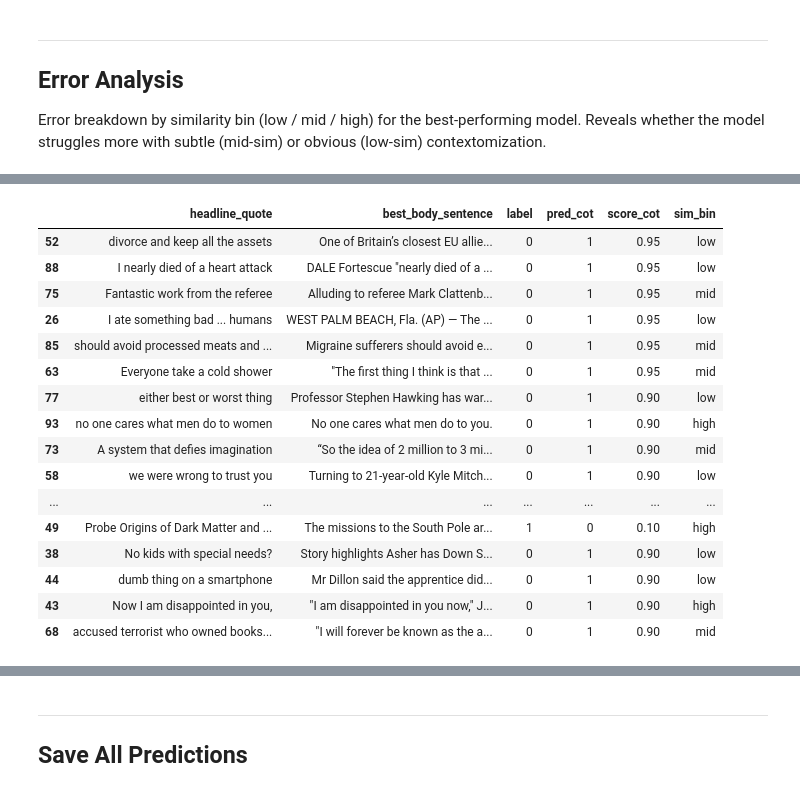
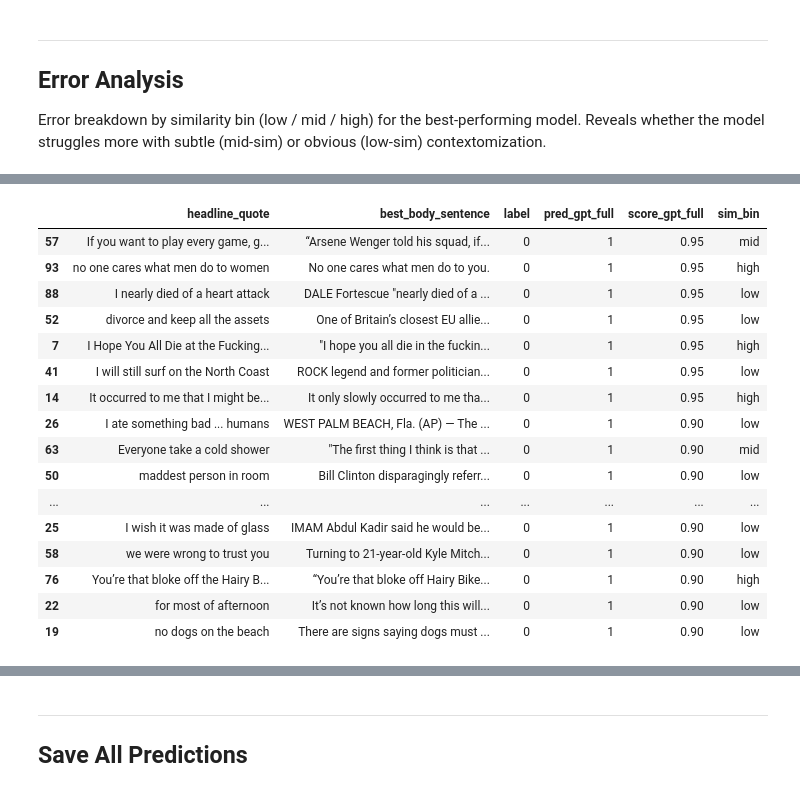
Before and after one commit to alexandraholik/MSc_Thesis, a Jupyter notebook: 04_detection.ipynb, the cells around one changed output, grey strips where cells are left out. Saved outputs shown, nothing was run; the diff lists cells and outputs as text; code cells hidden in the pictures.

```diff
--- a/04_detection.ipynb
+++ b/04_detection.ipynb
@@ -431,15 +546,18 @@ contextomized       0.19      0.67      0.29        15
 Comparison table mirroring Song et al. (2023) Table 2. AUC is the primary metric. F1 is reported at fixed τ=0.5.
 # %%
 results = pd.DataFrame([
-    {'Method': 'BERT (Song et al., Korean)',           'AUC': 0.662, 'F1': 0.665, 'Setting': 'supervised'},
-    {'Method': 'BERT fine-tune (Song et al., Korean)', 'AUC': 0.749, 'F1': 0.754, 'Setting': 'supervised'},
-    {'Method': 'QuoteCSE (Song et al., Korean)',       'AUC': 0.768, 'F1': 0.770, 'Setting': 'supervised'},
-    {'Method': 'Cosine τ=0.5 (ours)',                  'AUC': round(cosine_auc, 3), 'F1': round(cosine_f1, 3), 'Setting': 'zero-shot'},
-    {'Method': 'mDeBERTa NLI (ours)',                  'AUC': round(nli_auc, 3),    'F1': round(nli_f1, 3),    'Setting': 'zero-shot'},
-    {'Method': 'GPT-4o direct (ours)',                 'AUC': round(gpt_auc, 3),    'F1': round(gpt_f1, 3),    'Setting': 'zero-shot'},
-    {'Method': 'GPT-4o CoT (ours)',                    'AUC': round(cot_auc, 3),    'F1': round(cot_f1, 3),    'Setting': 'zero-shot'},
-    {'Method': 'GPT-4o direct, full text (ours)',  'AUC': round(gpt_full_auc, 3), 'F1': round(gpt_full_f1, 3), 'Setting': 'zero-shot'},
-    {'Method': 'GPT-4o CoT, full text (ours)',      'AUC': round(cot_full_auc, 3), 'F1': round(cot_full_f1, 3), 'Setting': 'zero-shot'},
+    # ── Song et al. supervised baselines (Korean test set, for reference) ────
+    {'Method': 'BERT',            'Input': '--',   'Setting': 'supervised', 'AUC': 0.662, 'F1': 0.665},
+    {'Method': 'BERT fine-tune',  'Input': '--',   'Setting': 'supervised', 'AUC': 0.749, 'F1': 0.754},
+    {'Method': 'QuoteCSE',        'Input': '--',   'Setting': 'supervised', 'AUC': 0.768, 'F1': 0.770},
+    # ── Our zero-shot approaches (English evaluation set) ────────────────────
+    {'Method': 'Cosine τ=0.5',        'Input': '--',   'Setting': 'zero-shot', 'AUC': round(cosine_auc, 3),    'F1': round(cosine_f1, 3)},
+    {'Method': 'mDeBERTa NLI',        'Input': 'ctx',  'Setting': 'zero-shot', 'AUC': round(nli_auc, 3),       'F1': round(nli_f1, 3)},
+    {'Method': 'GPT-4o Direct',       'Input': 'ctx',  'Setting': 'zero-shot', 'AUC': round(gpt_auc, 3),       'F1': round(gpt_f1, 3)},
+    {'Method': 'GPT-4o Direct',       'Input': 'full', 'Setting': 'zero-shot', 'AUC': round(gpt_full_auc, 3),  'F1': round(gpt_full_f1, 3)},
+    {'Method': 'GPT-4o CoT',          'Input': 'ctx',  'Setting': 'zero-shot', 'AUC': round(cot_auc, 3),       'F1': round(cot_f1, 3)},
+    {'Method': 'GPT-4o CoT',          'Input': 'full', 'Setting': 'zero-shot', 'AUC': round(cot_full_auc, 3),  'F1': round(cot_full_f1, 3)},
+    {'Method': 'GPT-4o CoT few-shot', 'Input': 'ctx',  'Setting': 'few-shot', 'AUC': round(fewshot_auc, 3),   'F1': round(fewshot_f1, 3)},
 ])
 
 print(results.to_string(index=False))
@@ -537,32 +661,34 @@ fn[cols]
 # %%
-# Load predictions and inspect GPT CoT errors
+# Load predictions and inspect high-confidence errors for the best approach
 df_eval = pd.read_csv('data/test_set_predictions.csv')
 
-# Look at high-confidence wrong predictions
-wrong = df_eval[df_eval['pred_cot'] != df_eval['label']].copy()
-wrong['confidence'] = wrong['score_cot'].apply(lambda x: max(x, 1-x))
+score_col = f'score_{best_name}'
+pred_col  = f'pred_{best_name}'
+
+wrong = df_eval[df_eval[pred_col] != df_eval['label']].copy()
+wrong['confidence'] = wrong[score_col].apply(lambda x: max(x, 1 - x))
 wrong.sort_values('confidence', ascending=False)[
     ['headline_quote', 'best_body_sentence', 'label',
-     'pred_cot', 'score_cot', 'sim_bin']
+     pred_col, score_col, 'sim_bin']
 ].head(20)
 # %% [output]
-|  | headline_quote | best_body_sentence | label | pred_cot | score_cot | sim_bin |
+|  | headline_quote | best_body_sentence | label | pred_gpt_full | score_gpt_full | sim_bin |
+| 57 | If you want to play every game, g... | “Arsene Wenger told his squad, if... | 0 | 1 | 0.95 | mid |
+| 93 | no one cares what men do to women | No one cares what men do to you. | 0 | 1 | 0.95 | high |
+| 88 | I nearly died of a heart attack | DALE Fortescue "nearly died of a ... | 0 | 1 | 0.95 | low |
 | 52 | divorce and keep all the assets | One of Britain’s closest EU allie... | 0 | 1 | 0.95 | low |
-| 88 | I nearly died of a heart attack | DALE Fortescue "nearly died of a ... | 0 | 1 | 0.95 | low |
-| 75 | Fantastic work from the referee | Alluding to referee Mark Clattenb... | 0 | 1 | 0.95 | mid |
-| 26 | I ate something bad ... humans | WEST PALM BEACH, Fla. (AP) — The ... | 0 | 1 | 0.95 | low |
-| 85 | should avoid processed meats and ... | Migraine sufferers should avoid e... | 0 | 1 | 0.95 | mid |
-| 63 | Everyone take a cold shower | "The first thing I think is that ... | 0 | 1 | 0.95 | mid |
-| 77 | either best or worst thing | Professor Stephen Hawking has war... | 0 | 1 | 0.90 | low |
-| 93 | no one cares what men do to women | No one cares what men do to you. | 0 | 1 | 0.90 | high |
-| 73 | A system that defies imagination | “So the idea of 2 million to 3 mi... | 0 | 1 | 0.90 | mid |
+| 7 | I Hope You All Die at the Fucking... | "I hope you all die in the fuckin... | 0 | 1 | 0.95 | high |
+| 41 | I will still surf on the North Coast | ROCK legend and former politician... | 0 | 1 | 0.95 | low |
+| 14 | It occurred to me that I might be... | It only slowly occurred to me tha... | 0 | 1 | 0.95 | high |
+| 26 | I ate something bad ... humans | WEST PALM BEACH, Fla. (AP) — The ... | 0 | 1 | 0.90 | low |
+| 63 | Everyone take a cold shower | "The first thing I think is that ... | 0 | 1 | 0.90 | mid |
+| 50 | maddest person in room | Bill Clinton disparagingly referr... | 0 | 1 | 0.90 | low |
+| ... | ... | ... | ... | ... | ... | ... |
+| 25 | I wish it was made of glass | IMAM Abdul Kadir said he would be... | 0 | 1 | 0.90 | low |
 | 58 | we were wrong to trust you | Turning to 21-year-old Kyle Mitch... | 0 | 1 | 0.90 | low |
-| ... | ... | ... | ... | ... | ... | ... |
-| 49 | Probe Origins of Dark Matter and ... | The missions to the South Pole ar... | 1 | 0 | 0.10 | high |
-| 38 | No kids with special needs? | Story highlights Asher has Down S... | 0 | 1 | 0.90 | low |
-| 44 | dumb thing on a smartphone | Mr Dillon said the apprentice did... | 0 | 1 | 0.90 | low |
-| 43 | Now I am disappointed in you, | "I am disappointed in you now," J... | 0 | 1 | 0.90 | high |
-| 68 | accused terrorist who owned books... | "I will forever be known as the a... | 0 | 1 | 0.90 | mid |
+| 76 | You’re that bloke off the Hairy B... | “You’re that bloke off Hairy Bike... | 0 | 1 | 0.90 | high |
+| 22 | for most of afternoon | It’s not known how long this will... | 0 | 1 | 0.90 | low |
+| 19 | no dogs on the beach | There are signs saying dogs must ... | 0 | 1 | 0.90 | low |
 # %%
 from sklearn.metrics import confusion_matrix
 
```
Also changed, not shown: parts of 14 cells of this notebook, 2 other files.
